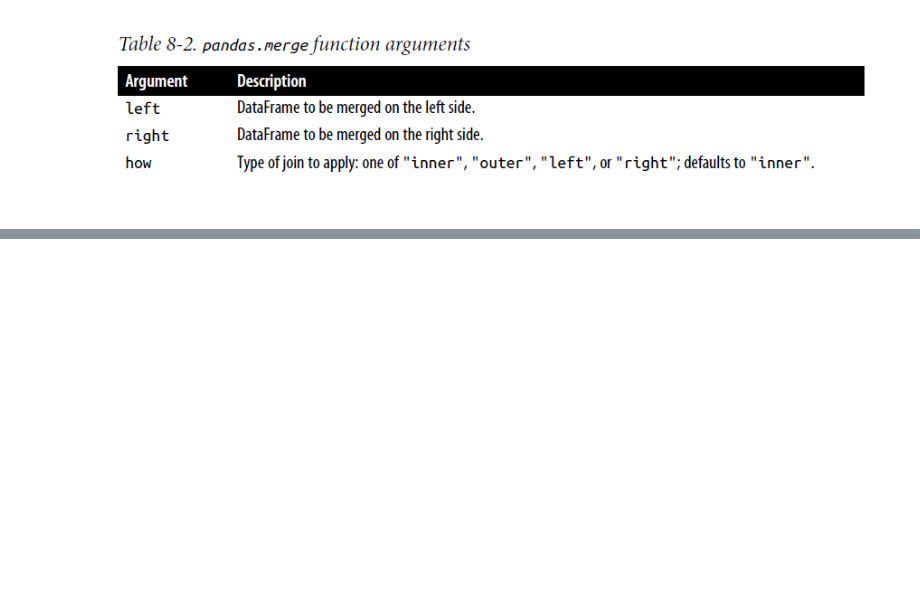
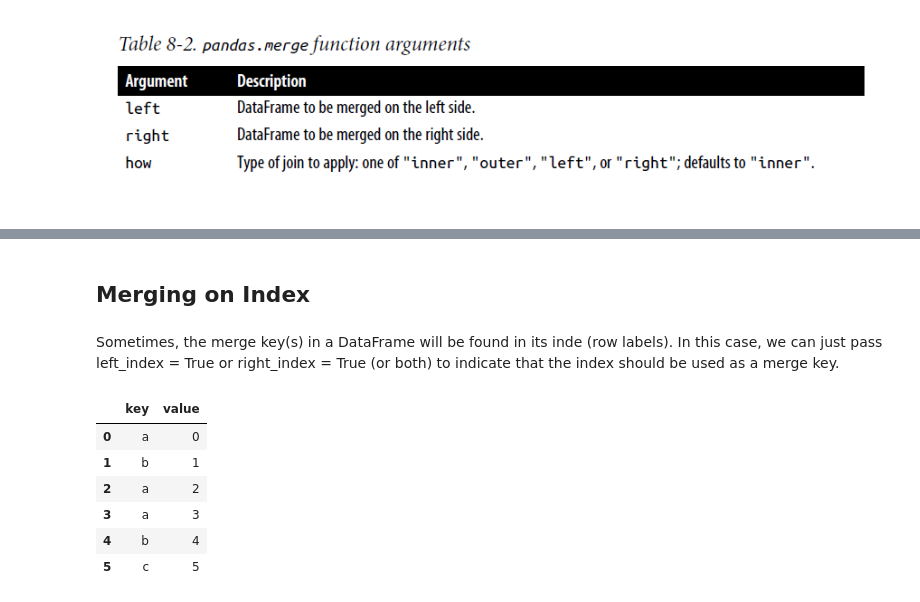
Before and after one commit to singfungcheung/python_for_data_analysis_wm_practice, a Jupyter notebook: src/Chapter8_Data_Wrangling.ipynb, the cells around one changed output, grey strips where cells are left out. Saved outputs shown, nothing was run; the diff lists cells and outputs as text; code cells hidden in the pictures; blank space fills up the shorter version.

```diff
--- a/src/Chapter8_Data_Wrangling.ipynb
+++ b/src/Chapter8_Data_Wrangling.ipynb
@@ -386,3 +386,7 @@ pd.merge(df1, df2, how="inner")
 ![image.png](attachment:5cdedc0f-faf0-4a90-a732-9a36bc303124.png)
 # %% [markdown]
 ![image.png](attachment:ec9e161a-0a08-4aaf-bd0a-ec9c494f4fce.png)
+# %% [markdown]
+## Merging on Index
+# %% [markdown]
+Sometimes, the merge key(s) in a DataFrame will be found in its inde (row labels). In this case, we can just pass left_index = True or right_index = True (or both) to indicate that the index should be used as a merge key.
@@ -388,0 +396,10 @@ pd.merge(df1, df2, how="inner")
+# %%
+left1
+# %% [output]
+|  | key | value |
+| 0 | a | 0 |
+| 1 | b | 1 |
+| 2 | a | 2 |
+| 3 | a | 3 |
+| 4 | b | 4 |
+| 5 | c | 5 |
```
Also changed, not shown: parts of 13 cells of this notebook.
